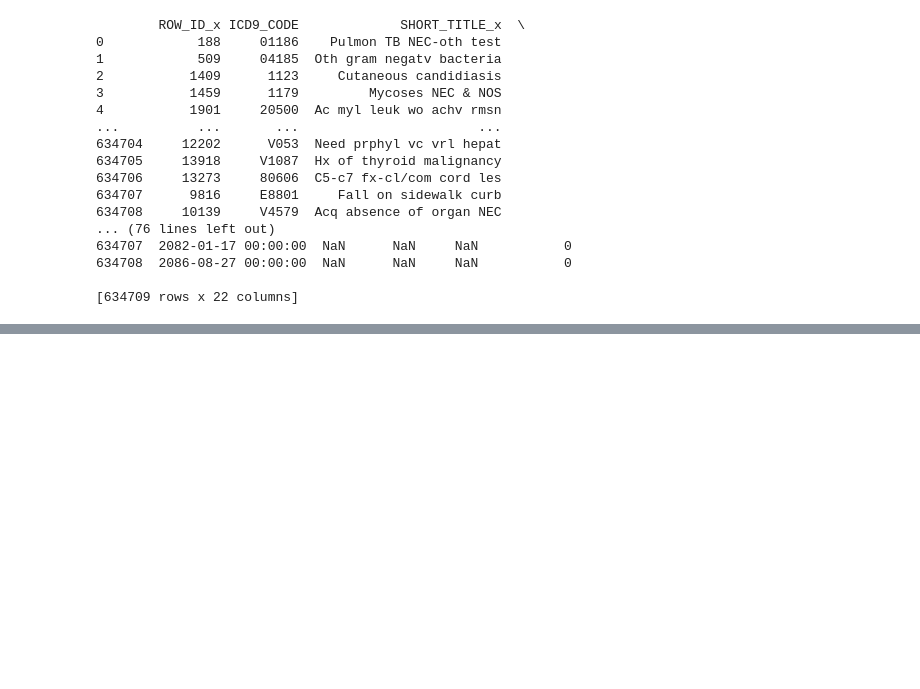
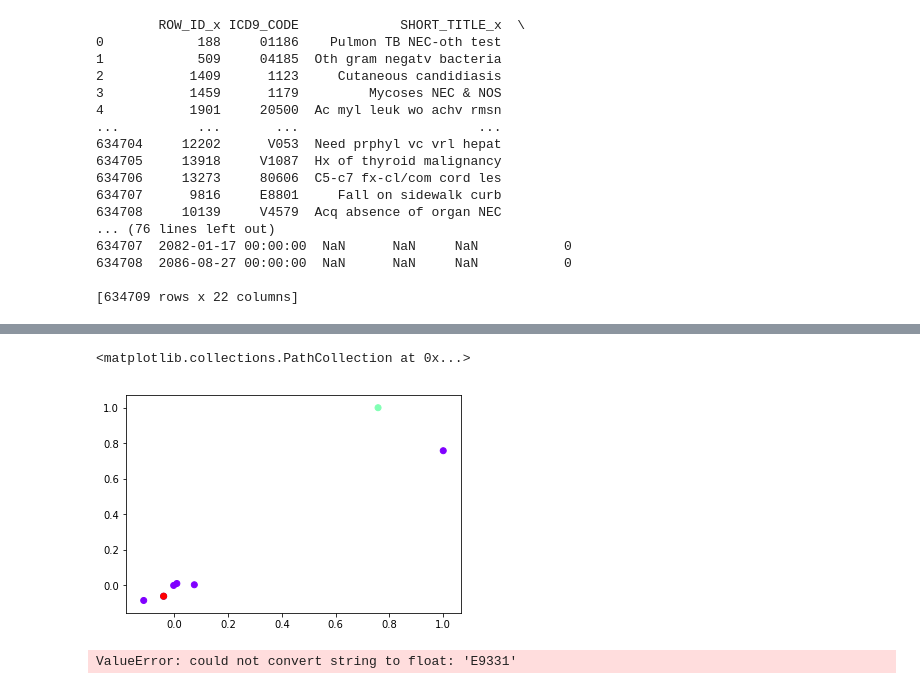
Before and after one commit to kathy908000/Health-Care-Research, a Jupyter notebook: HierarchicalClustering2.ipynb, the cells around one changed output, grey strips where cells are left out. Drawn from its saved outputs; the diff is of its cells as text; code cells hidden in the pictures; blank space fills up the shorter version.

```diff
--- a/HierarchicalClustering2.ipynb
+++ b/HierarchicalClustering2.ipynb
@@ -145,3 +242,22 @@ TypeError: '(slice(None, None, None), 0)' is an invalid key
+# %%
+## 3 clusters
+cluster = AgglomerativeClustering(n_clusters=3, affinity='precomputed',linkage='complete')
+cluster.fit_predict(dist)
+dist1 = dist.iloc[:,0]
+dist2 = dist.iloc[:,1]
+plt.scatter(dist1, dist2, c=cluster.labels_, cmap='rainbow')
+# %% [output]
+<matplotlib.collections.PathCollection at 0x...>
+[figure, added]
+# %%
+### euclidean distance
+cluster = AgglomerativeClustering(n_clusters=3, affinity='euclidean',linkage='complete')
+cluster.fit_predict(datamap)
+dist1 = datamap.iloc[:,0]
+dist2 = datamap.iloc[:,1]
+plt.scatter(dist1, dist2, c=cluster.labels_, cmap='rainbow')
+# %% [output]
+ValueError: could not convert string to float: 'E9331'
 # %%
 ## gender. male female
 
```
Also changed, not shown: parts of 11 cells of this notebook.
